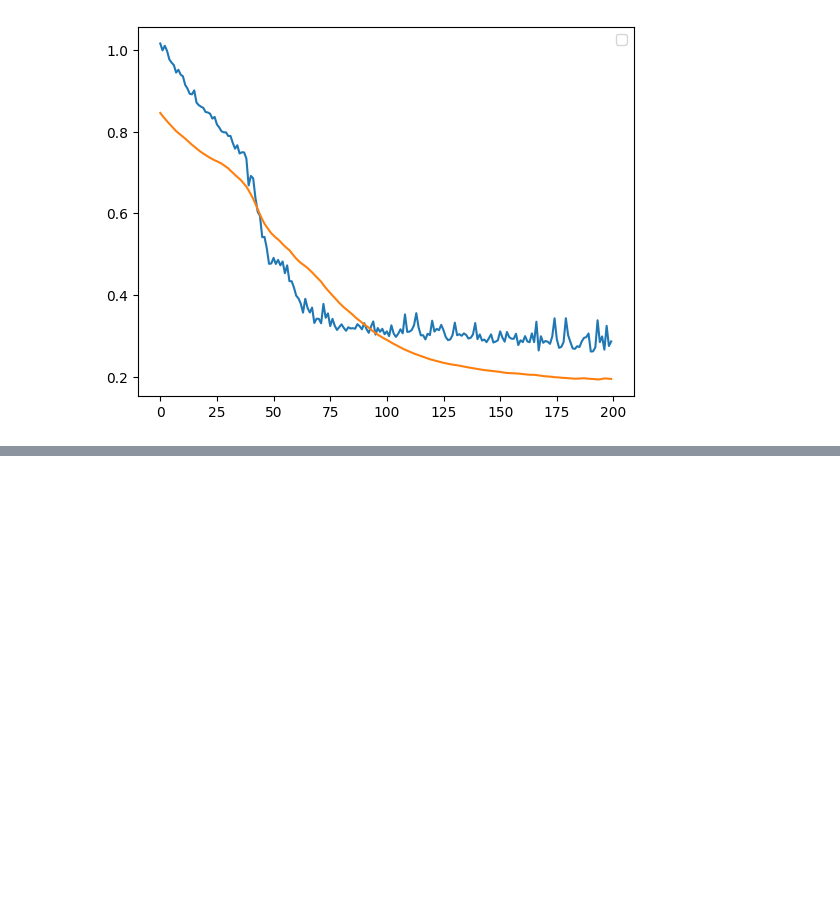
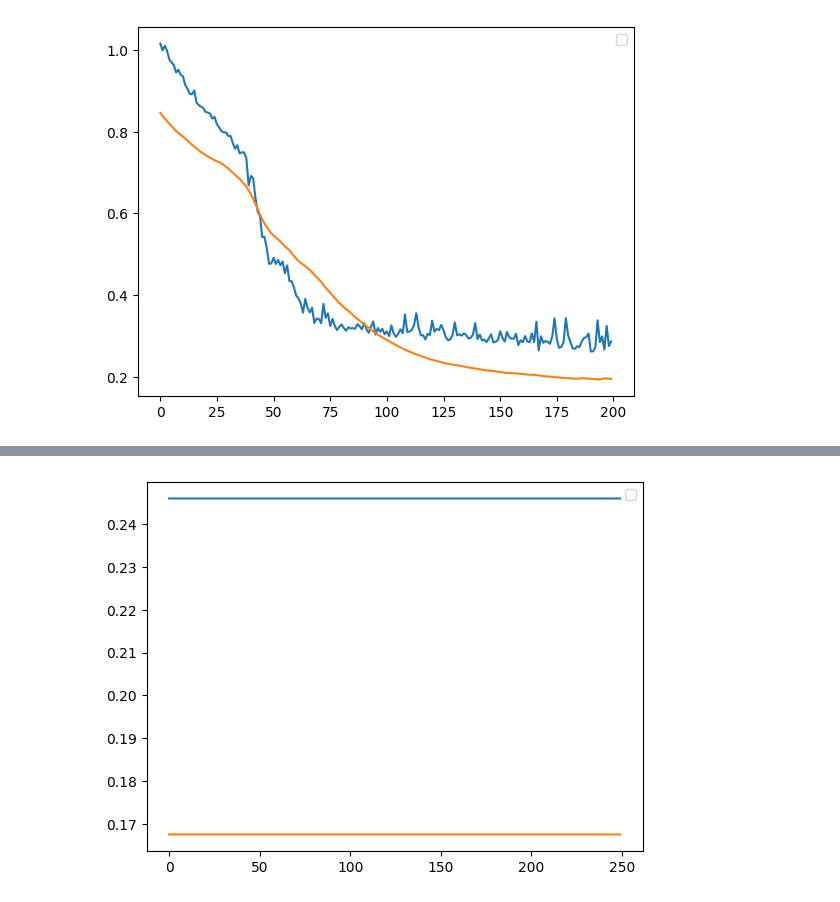
Before and after one commit to siddharthangra/Code_notes, a Jupyter notebook: Deep Learning/Improving_neural_network_perf.ipynb, the cells around one changed output, grey strips where cells are left out. Cells and saved outputs as stored; diff of their text form; code cells hidden in the pictures; blank space fills up the shorter version.

Commit message:
learning rate schedulers

```diff
--- a/Deep Learning/Improving_neural_network_perf.ipynb
+++ b/Deep Learning/Improving_neural_network_perf.ipynb
@@ -454,0 +457,13 @@ plt.show()
+# %%
+from tensorflow.keras.optimizers.schedules import ExponentialDecay
+
+lr_schedule = ExponentialDecay(
+    initial_learning_rate=0.1,
+    decay_steps=10,  # apply decay every 10 epochs
+    decay_rate=0.9,
+)
+# %%
+model = Sequential()
+model.add(Dense(256, input_dim = 2, activation='relu'))
+model.add(Dense(1, activation='sigmoid'))
+model.summary()
@@ -454,0 +482,6 @@ plt.show()
+# %%
+from tensorflow.keras.optimizers import Adam
+optimizer = Adam(learning_rate = lr_schedule)
+model.compile(loss ='binary_crossentropy',optimizer= optimizer,metrics=['accuracy'])
+# %%
+history = model.fit(x_train,y_train,epochs=250,validation_split= 0.2)
@@ -454,0 +506,8 @@ plt.show()
+# %%
+import matplotlib.pyplot as plt
+plt.plot(history.history['loss'])
+plt.plot(history.history['val_loss'])
+plt.legend()
+plt.show()
+# %% [output]
+[figure, added]
```
Also changed, not shown: parts of 3 cells of this notebook.
